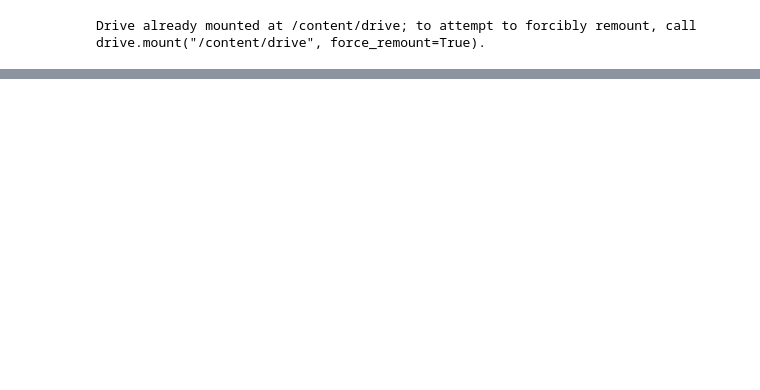
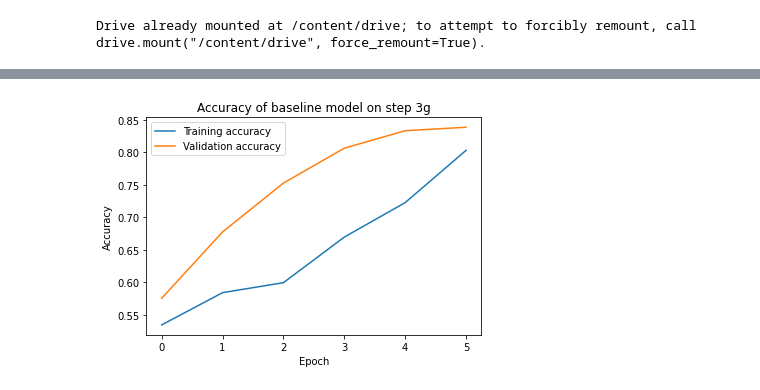
Before and after one commit to l-stahlhut/p8-classification-experiments, a Jupyter notebook: models1.ipynb, the cells around one changed output, grey strips where cells are left out. Saved outputs shown, nothing was run; the diff lists cells and outputs as text; code cells hidden in the pictures; blank space fills up the shorter version.

```diff
--- a/models1.ipynb
+++ b/models1.ipynb
@@ -282,0 +117,12 @@ encoder.adapt(train_data.map(lambda text, label: text))
+# %%
+# prepare function to check for overfitting
+# check for overfitting
+def plot_result(history):
+  plt.plot(history.history['accuracy'], label ="Training accuracy")
+  plt.plot(history.history['val_accuracy'], label ="Validation accuracy")
+  plt.title("Accuracy of baseline model on step 3g")
+  plt.ylabel("Accuracy")
+  plt.xlabel("Epoch")
+  plt.legend()
+  plt.show()
+  return plt
@@ -282,0 +131,8 @@ encoder.adapt(train_data.map(lambda text, label: text))
+# %%
+# get sub-frames
+train_3g, val_3g, test_3g = create_subcorpora("3g", train, val, test)
+
+# create tensorflow datasets from pandas dataframes
+train_data_3g = df_to_dataset(train_3g)
+val_data_3g = df_to_dataset(val_3g)
+test_data_3g = df_to_dataset(test_3g)
@@ -282,0 +153,18 @@ encoder.adapt(train_data.map(lambda text, label: text))
+# %%
+# embedding
+import tensorflow_hub as hub
+hub_layer = hub.KerasLayer("https://tfhub.dev/google/nnlm-de-dim50/2",
+                           dtype=tf.string, trainable=True)
+
+# model
+model_bl = tf.keras.Sequential()
+model_bl.add(hub_layer) # embedding
+model_bl.add(tf.keras.layers.Dense(16, activation='relu'))
+model_bl.add(tf.keras.layers.Dropout(0.4))
+model_bl.add(tf.keras.layers.Dense(16, activation='relu'))
+model_bl.add(tf.keras.layers.Dropout(0.4))
+model_bl.add(tf.keras.layers.Dense(1, activation='sigmoid'))
+
+model_bl.compile(optimizer=tf.keras.optimizers.Adam(learning_rate=0.001),
+              loss=tf.keras.losses.BinaryCrossentropy(),
+              metrics=['accuracy'])
@@ -282,0 +252,3 @@ encoder.adapt(train_data.map(lambda text, label: text))
+# %%
+# train model
+history_bl_3g = model_bl.fit(train_data_3g, epochs = 6, validation_data=val_data_3g)
@@ -282,0 +268,5 @@ encoder.adapt(train_data.map(lambda text, label: text))
+# %%
+# check for overfitting
+plot_result(history_bl_3g)
+# %% [output]
+[figure, added]
```
Also changed, not shown: parts of 122 cells of this notebook, 1 other file.
